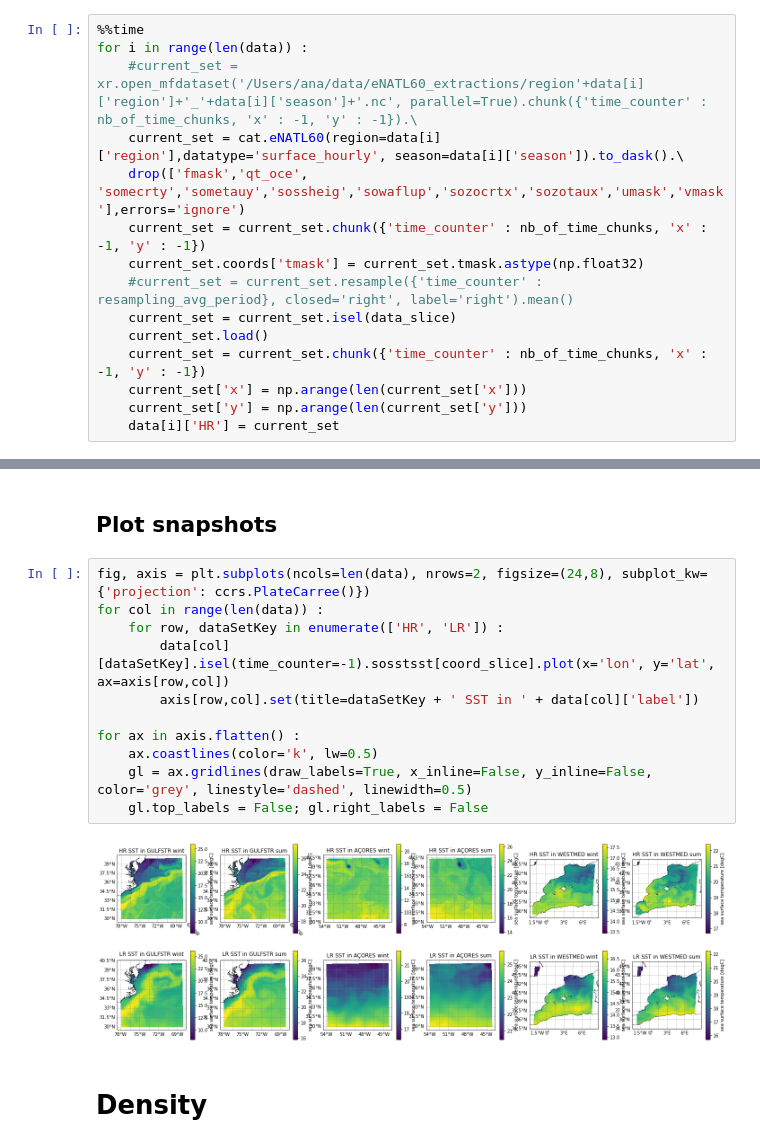
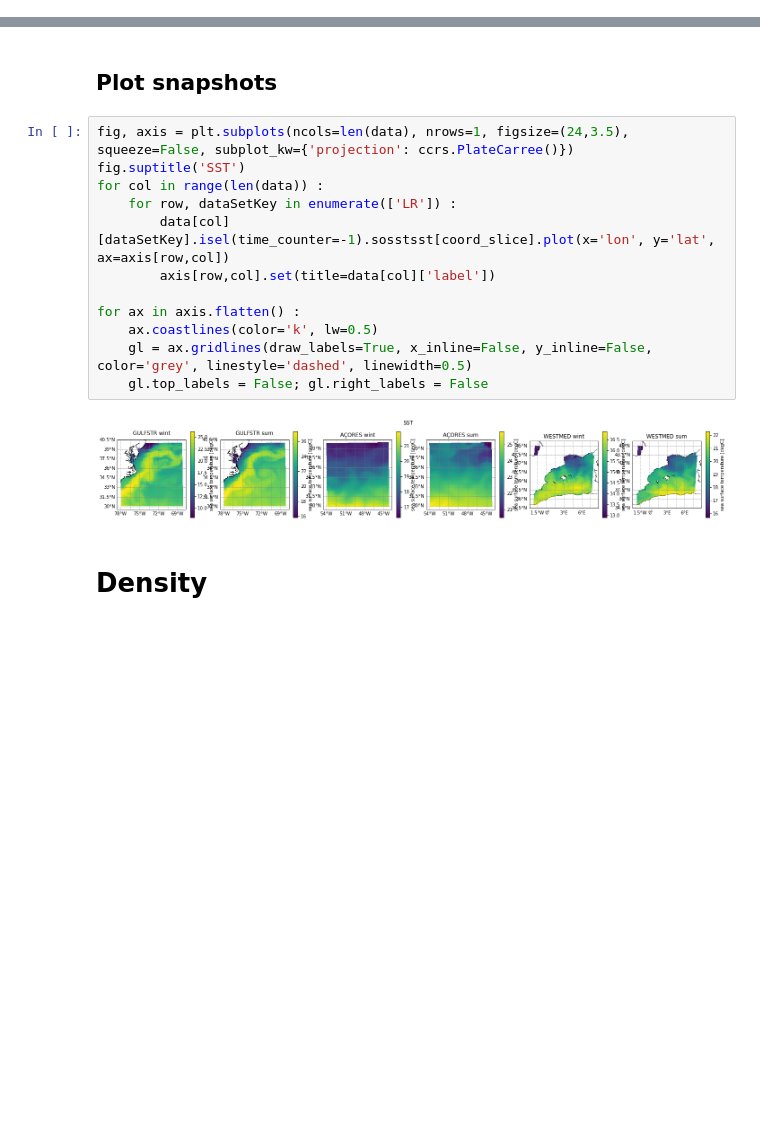
Before and after one commit to anastasiaGor/oceanDataNotebooks, a Jupyter notebook: gcm_filter/histo_distances.ipynb, the cells around one changed output, grey strips where cells are left out. Drawn from its saved outputs; the diff is of its cells as text; blank space fills up the shorter version.

```diff
--- a/gcm_filter/histo_distances.ipynb
+++ b/gcm_filter/histo_distances.ipynb
@@ -121,18 +118,3 @@ data_slice = dict(time_counter=slice(0,-1,250),y=y_slice,x=x_slice)
 coord_slice = dict(y=y_slice,x=x_slice)
 # %%
 nb_of_time_chunks = 4
-# %%
-%%time
-for i in range(len(data)) :
-    #current_set = xr.open_mfdataset('/Users/ana/data/eNATL60_extractions/region'+data[i]['region']+'_'+data[i]['season']+'.nc', parallel=True).chunk({'time_counter' : nb_of_time_chunks, 'x' : -1, 'y' : -1}).\
-    current_set = cat.eNATL60(region=data[i]['region'],datatype='surface_hourly', season=data[i]['season']).to_dask().\
-    drop(['fmask','qt_oce', 'somecrty','sometauy','sossheig','sowaflup','sozocrtx','sozotaux','umask','vmask'],errors='ignore')
-    current_set = current_set.chunk({'time_counter' : nb_of_time_chunks, 'x' : -1, 'y' : -1})
-    current_set.coords['tmask'] = current_set.tmask.astype(np.float32)
-    #current_set = current_set.resample({'time_counter' : resampling_avg_period}, closed='right', label='right').mean()
-    current_set = current_set.isel(data_slice)
-    current_set.load()
-    current_set = current_set.chunk({'time_counter' : nb_of_time_chunks, 'x' : -1, 'y' : -1})
-    current_set['x'] = np.arange(len(current_set['x']))
-    current_set['y'] = np.arange(len(current_set['y']))
-    data[i]['HR'] = current_set
@@ -170,18 +129,19 @@ Coordinates:
 # %% [markdown]
 ## Plot snapshots
 # %%
-fig, axis = plt.subplots(ncols=len(data), nrows=2, figsize=(24,8), subplot_kw={'projection': ccrs.PlateCarree()})
+fig, axis = plt.subplots(ncols=len(data), nrows=1, figsize=(24,3.5), squeeze=False, subplot_kw={'projection': ccrs.PlateCarree()})
+fig.suptitle('SST')
 for col in range(len(data)) :
-    for row, dataSetKey in enumerate(['HR', 'LR']) :
+    for row, dataSetKey in enumerate(['LR']) :
         data[col][dataSetKey].isel(time_counter=-1).sosstsst[coord_slice].plot(x='lon', y='lat', ax=axis[row,col])
-        axis[row,col].set(title=dataSetKey + ' SST in ' + data[col]['label'])
+        axis[row,col].set(title=data[col]['label'])
 
 for ax in axis.flatten() :
     ax.coastlines(color='k', lw=0.5)
     gl = ax.gridlines(draw_labels=True, x_inline=False, y_inline=False, color='grey', linestyle='dashed', linewidth=0.5)
     gl.top_labels = False; gl.right_labels = False
 # %% [output]
-[figure, old version]
+[figure, new version]
 # %% [markdown]
 # Density
 # %% [markdown]
```
Also changed, not shown: parts of 43 cells of this notebook.
